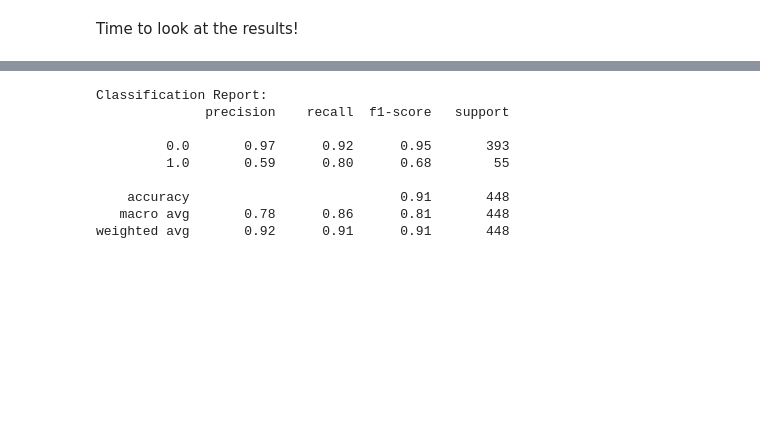
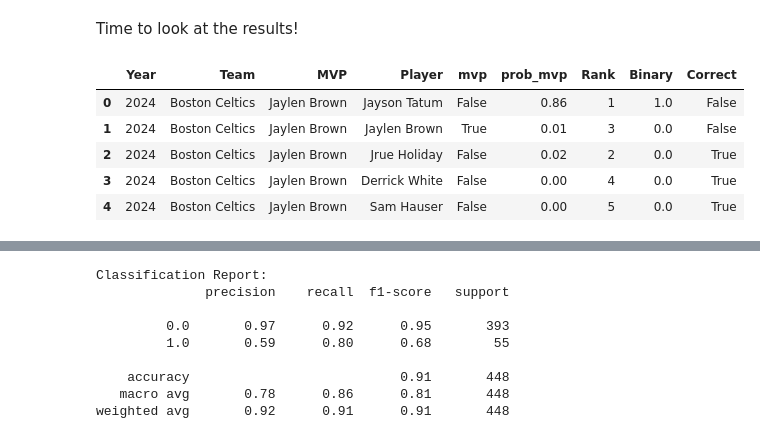
Before and after one commit to NFordUMass/finalsmvp, a Jupyter notebook: finalsmvp.ipynb, the cells around one changed output, grey strips where cells are left out. Cells and saved outputs as stored; diff of their text form; code cells hidden in the pictures; blank space fills up the shorter version.

```diff
--- a/finalsmvp.ipynb
+++ b/finalsmvp.ipynb
@@ -443,6 +443,15 @@ output.sample(5)
 Ok, I'm intentionally leaving sparser comments for the above code, because I think it deserves to be digested in a large bite.  That is the learning right there.
 # %% [markdown]
 Time to look at the results!
+# %%
+output.head(5)
+# %% [output]
+|  | Year | Team | MVP | Player | mvp | prob_mvp | Rank | Binary | Correct |
+| 0 | 2024 | Boston Celtics | Jaylen Brown | Jayson Tatum | False | 0.86 | 1 | 1.0 | False |
+| 1 | 2024 | Boston Celtics | Jaylen Brown | Jaylen Brown | True | 0.01 | 3 | 0.0 | False |
+| 2 | 2024 | Boston Celtics | Jaylen Brown | Jrue Holiday | False | 0.02 | 2 | 0.0 | True |
+| 3 | 2024 | Boston Celtics | Jaylen Brown | Derrick White | False | 0.00 | 4 | 0.0 | True |
+| 4 | 2024 | Boston Celtics | Jaylen Brown | Sam Hauser | False | 0.00 | 5 | 0.0 | True |
 # %%
 output[(output['prob_mvp']>.1) & (output['Team']=='Chicago Bulls')]
 # %% [output]
```
Also changed, not shown: parts of 5 cells of this notebook, 10 other files.
